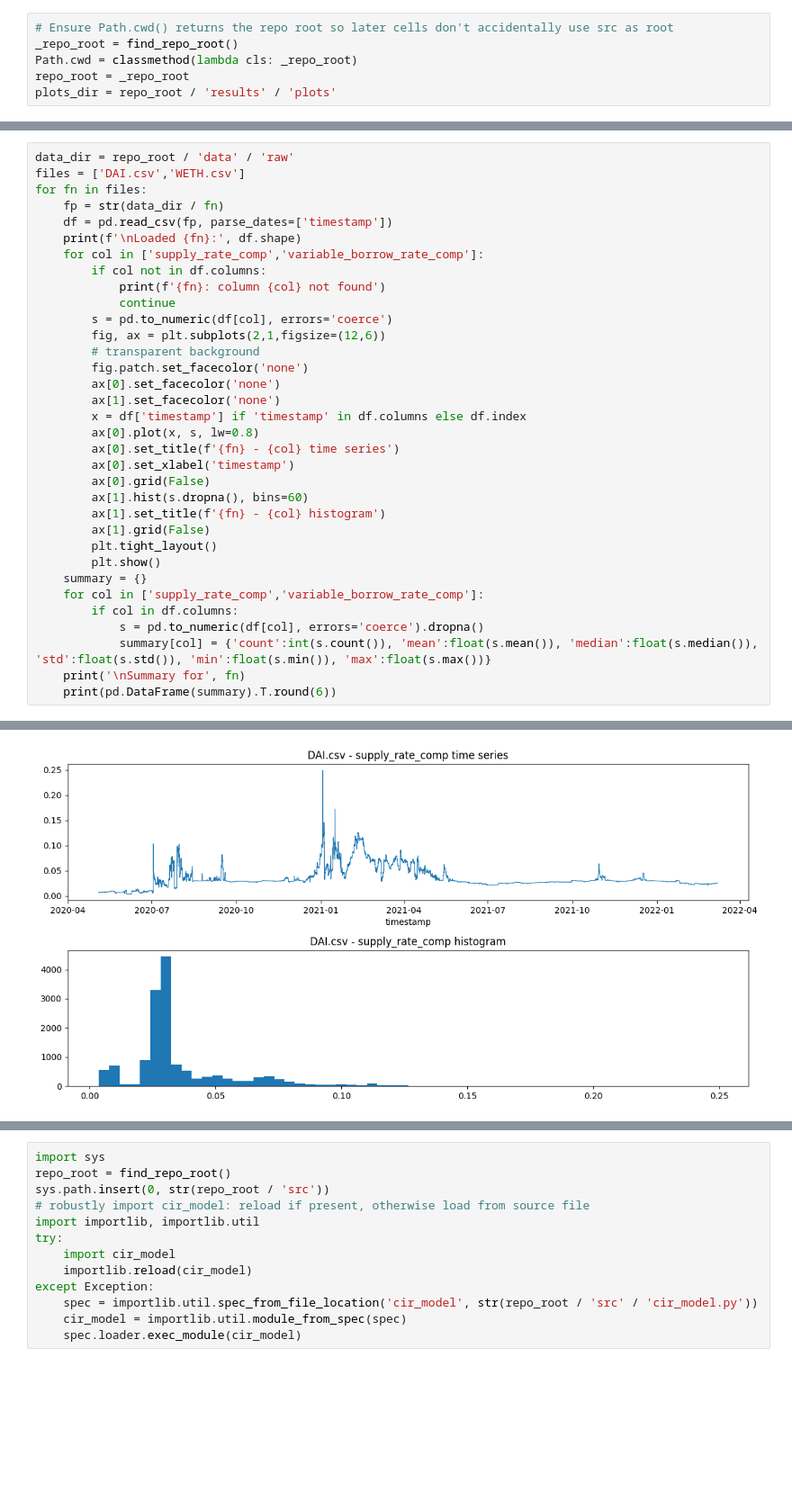
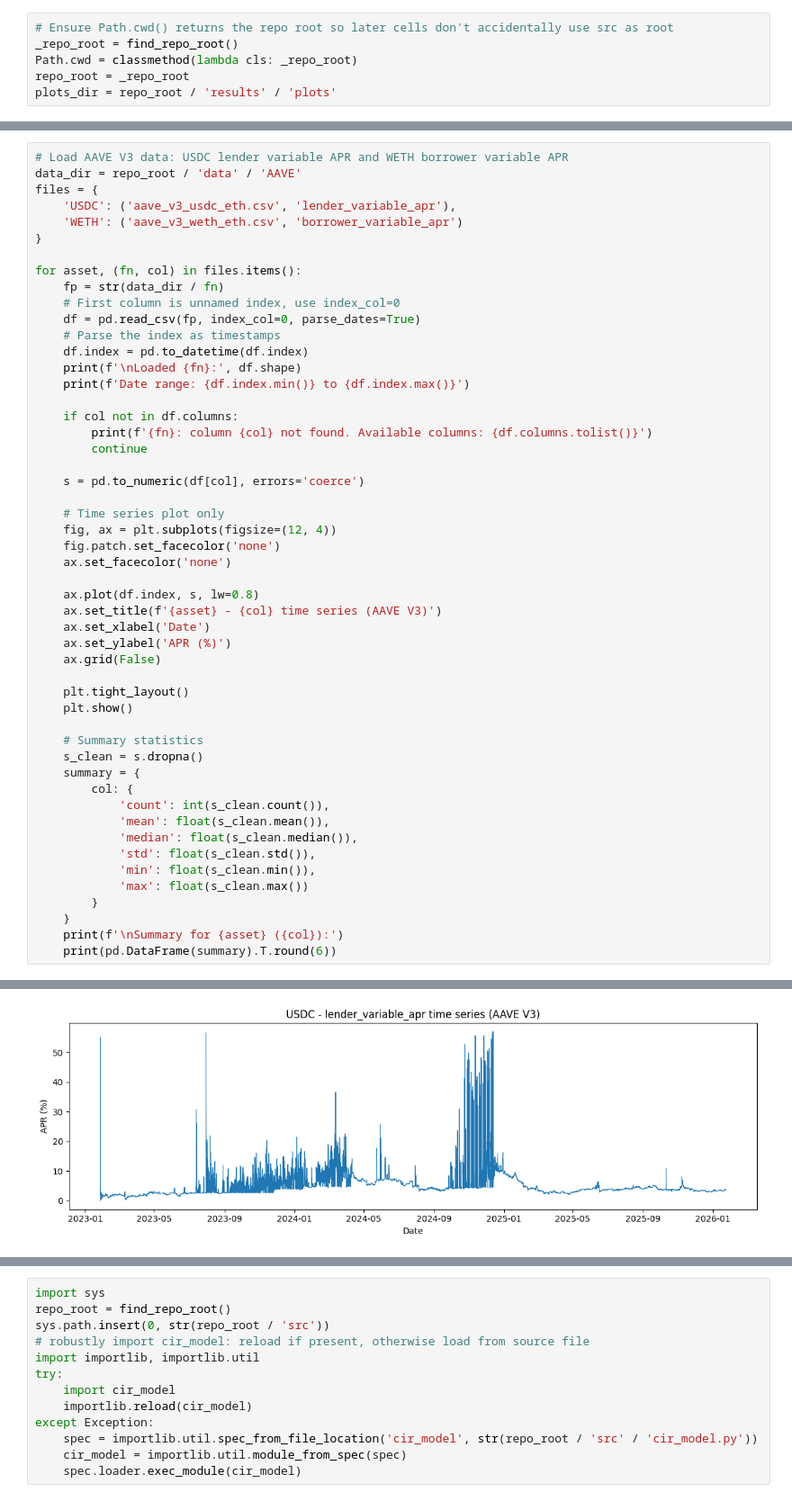
Before and after one commit to francisliu2/Defi_interestRate, a Jupyter notebook: src/stablecoin_short_demo_int_rate.ipynb, the cells around one changed output, grey strips where cells are left out. Shown at 90% size. Cells and saved outputs as stored; diff of their text form; blank space fills up the shorter version.

```diff
--- a/src/stablecoin_short_demo_int_rate.ipynb
+++ b/src/stablecoin_short_demo_int_rate.ipynb
@@ -41,35 +42,52 @@ plots_dir = repo_root / 'results' / 'plots'
 # %%
-data_dir = repo_root / 'data' / 'raw'
-files = ['DAI.csv','WETH.csv']
-for fn in files:
+# Load AAVE V3 data: USDC lender variable APR and WETH borrower variable APR
+data_dir = repo_root / 'data' / 'AAVE'
+files = {
+    'USDC': ('aave_v3_usdc_eth.csv', 'lender_variable_apr'),
+    'WETH': ('aave_v3_weth_eth.csv', 'borrower_variable_apr')
+}
+
+for asset, (fn, col) in files.items():
     fp = str(data_dir / fn)
-    df = pd.read_csv(fp, parse_dates=['timestamp'])
+    # First column is unnamed index, use index_col=0
+    df = pd.read_csv(fp, index_col=0, parse_dates=True)
+    # Parse the index as timestamps
+    df.index = pd.to_datetime(df.index)
     print(f'\nLoaded {fn}:', df.shape)
-    for col in ['supply_rate_comp','variable_borrow_rate_comp']:
-        if col not in df.columns:
-            print(f'{fn}: column {col} not found')
-            continue
-        s = pd.to_numeric(df[col], errors='coerce')
-        fig, ax = plt.subplots(2,1,figsize=(12,6))
-        # transparent background
-        fig.patch.set_facecolor('none')
-        ax[0].set_facecolor('none')
-        ax[1].set_facecolor('none')
-        x = df['timestamp'] if 'timestamp' in df.columns else df.index
-        ax[0].plot(x, s, lw=0.8)
-        ax[0].set_title(f'{fn} - {col} time series')
-        ax[0].set_xlabel('timestamp')
-        ax[0].grid(False)
-        ax[1].hist(s.dropna(), bins=60)
-        ax[1].set_title(f'{fn} - {col} histogram')
-        ax[1].grid(False)
-        plt.tight_layout()
-        plt.show()
-    summary = {}
-    for col in ['supply_rate_comp','variable_borrow_rate_comp']:
-        if col in df.columns:
-            s = pd.to_numeric(df[col], errors='coerce').dropna()
-            summary[col] = {'count':int(s.count()), 'mean':float(s.mean()), 'median':float(s.median()), 'std':float(s.std()), 'min':float(s.min()), 'max':float(s.max())}
-    print('\nSummary for', fn)
+    print(f'Date range: {df.index.min()} to {df.index.max()}')
+
+    if col not in df.columns:
+        print(f'{fn}: column {col} not found. Available columns: {df.columns.tolist()}')
+        continue
+
+    s = pd.to_numeric(df[col], errors='coerce')
+
+    # Time series plot only
+    fig, ax = plt.subplots(figsize=(12, 4))
+    fig.patch.set_facecolor('none')
+    ax.set_facecolor('none')
+
+    ax.plot(df.index, s, lw=0.8)
+    ax.set_title(f'{asset} - {col} time series (AAVE V3)')
+    ax.set_xlabel('Date')
+    ax.set_ylabel('APR (%)')
+    ax.grid(False)
+
+    plt.tight_layout()
+    plt.show()
+
+    # Summary statistics
+    s_clean = s.dropna()
+    summary = {
+        col: {
+            'count': int(s_clean.count()),
+            'mean': float(s_clean.mean()),
+            'median': float(s_clean.median()),
+            'std': float(s_clean.std()),
+            'min': float(s_clean.min()),
+            'max': float(s_clean.max())
+        }
+    }
+    print(f'\nSummary for {asset} ({col}):')
     print(pd.DataFrame(summary).T.round(6))
 # %% [output]
@@ -77 +96 @@ Loaded DAI.csv: (14467, 19)
-[figure, old version]
+[figure, new version]
```
Also changed, not shown: parts of 10 cells of this notebook, 28 other files.
